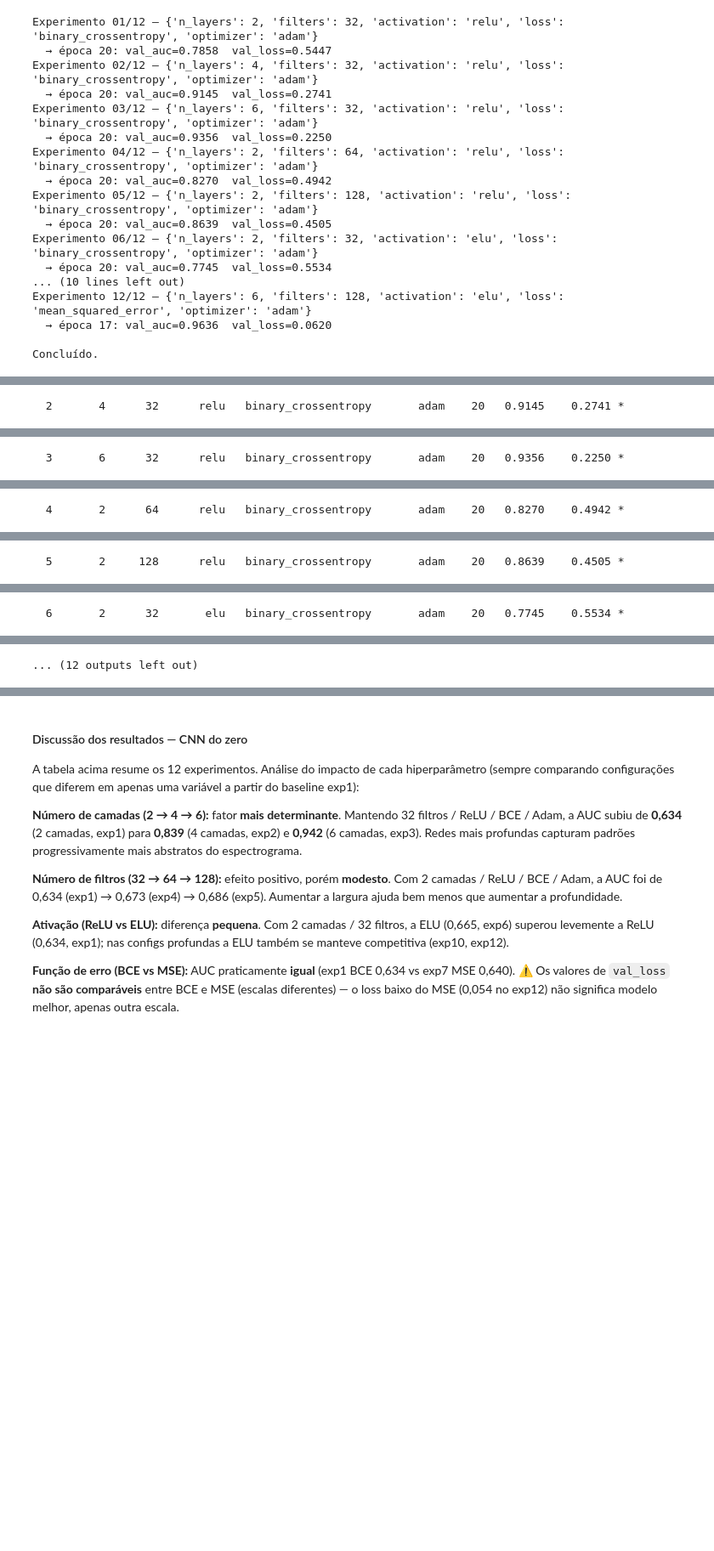
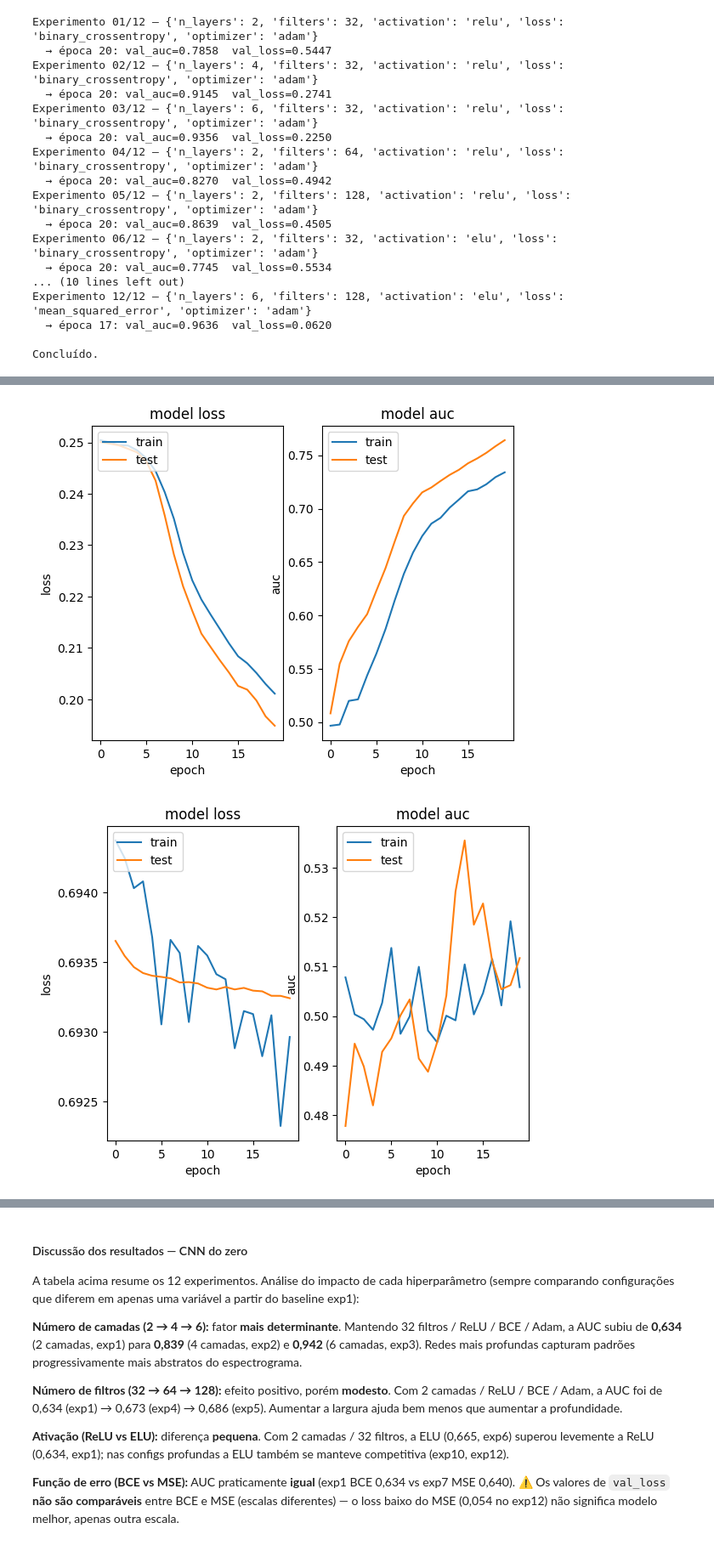
Before and after one commit to Erik-Morbach/TrabalhoGb, a Jupyter notebook: Relatório final.ipynb, the cells around one changed output, grey strips where cells are left out. Shown at 85% size. Drawn from its saved outputs; the diff is of its cells as text; code cells hidden in the pictures; blank space fills up the shorter version.

Commit message:
Removendo print

```diff
--- a/Relatório final.ipynb
+++ b/Relatório final.ipynb
@@ -449,12 +445,7 @@ for i, r in enumerate(cnn_results):
 print(f'\n* Melhor configuração: camadas={best["n_layers"]}, filtros={best["filters"]}, '
       f'ativação={best["activation"]}, loss={best["loss"]}, otimizador={best["optimizer"]}, '
       f'AUC={best["val_auc"]:.4f} (época {best["best_epoch"]})')
-print()
 for i, r in enumerate(cnn_results):
-    print(
-        f'{i+1:>3} {r["n_layers"]:>7} {r["filters"]:>7} {r["activation"]:>9} '
-        f'{r["loss"]:>21} {r["optimizer"]:>10} {r["best_epoch"]:>5} {r["val_auc"]:>8.4f} {r["val_loss"]:>9.4f}{marker}'
-    )
     fig, ax = plt.subplots(1, 2)
     ax[0].plot(r['loss_graph'][0])
     ax[0].plot(r['loss_graph'][1])
@@ -491,12 +480,8 @@ Exp Camadas Filtros  Ativação                  Loss Otimizador Época  AUC val
 [figure]
-  2       4      32      relu   binary_crossentropy       adam    20   0.9145    0.2741 *
 [figure]
-  3       6      32      relu   binary_crossentropy       adam    20   0.9356    0.2250 *
 [figure]
-  4       2      64      relu   binary_crossentropy       adam    20   0.8270    0.4942 *
 [figure]
-  5       2     128      relu   binary_crossentropy       adam    20   0.8639    0.4505 *
 [figure]
-  6       2      32       elu   binary_crossentropy       adam    20   0.7745    0.5534 *
 [figure]
-... (12 outputs left out)
+[figure, added]
+[figure, added]
```
Also changed, not shown: parts of 2 cells of this notebook.
